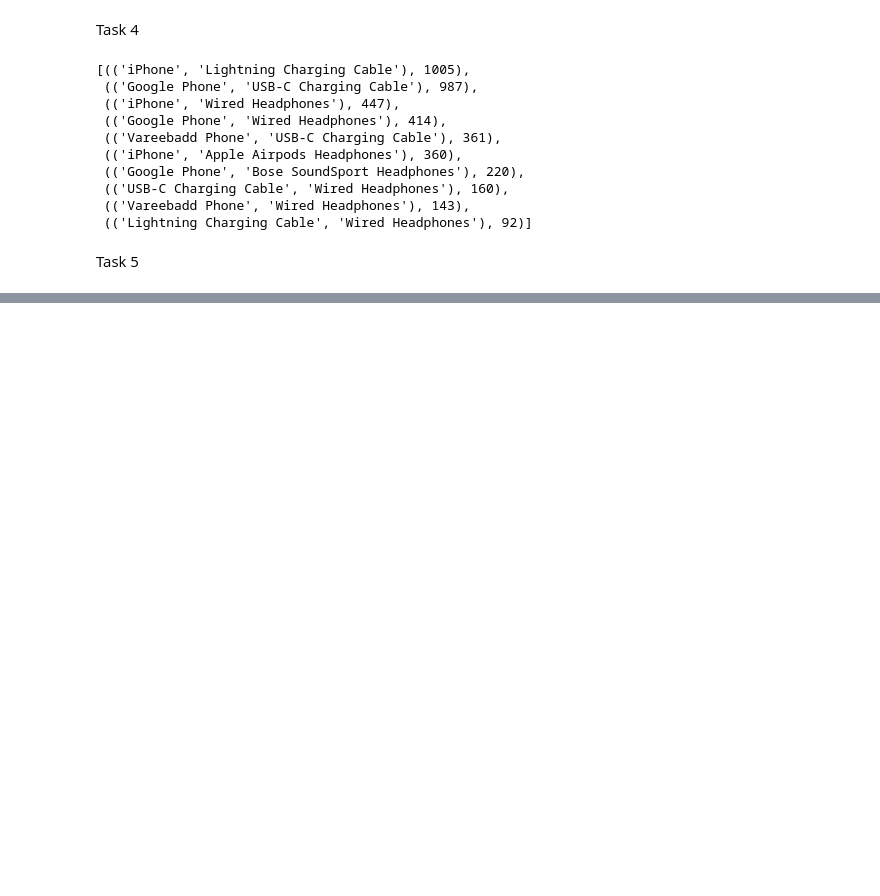
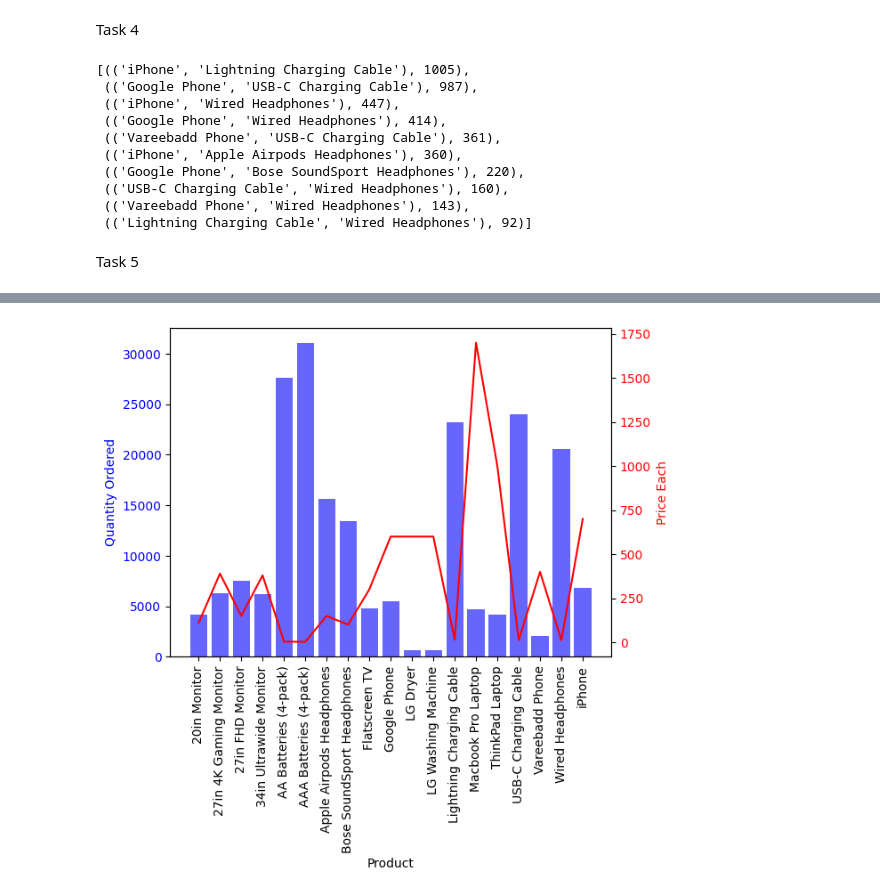
Before and after one commit to ibtissem101/RealWorldPandas_Solutions, a Jupyter notebook: anal.ipynb, the cells around one changed output, grey strips where cells are left out. Cells and saved outputs as stored; diff of their text form; code cells hidden in the pictures; blank space fills up the shorter version.

```diff
--- a/anal.ipynb
+++ b/anal.ipynb
@@ -320,0 +332,4 @@ Text(0.5, 0, 'Product')
+# %%
+prices = Sales_total.groupby("Product")[["Price Each"]].mean()
+
+prices
@@ -320,0 +355,18 @@ Text(0.5, 0, 'Product')
+# %%
+fig, ax1 = plt.subplots()
+
+
+ax1.bar(df.index, df["Quantity Ordered"], color='b', alpha=0.6)
+ax1.set_xlabel('Product')
+ax1.set_ylabel('Quantity Ordered', color='b')
+ax1.tick_params(axis='y', labelcolor='b')
+ax1.set_xticklabels(df.index, rotation='vertical')
+
+ax2 = ax1.twinx()
+ax2.plot(prices.index, prices["Price Each"], color='r')
+ax2.set_ylabel('Price Each', color='r')
+ax2.tick_params(axis='y', labelcolor='r')
+
+plt.show()
+# %% [output]
+[figure, added]
```
Also changed, not shown: parts of 4 cells of this notebook.
